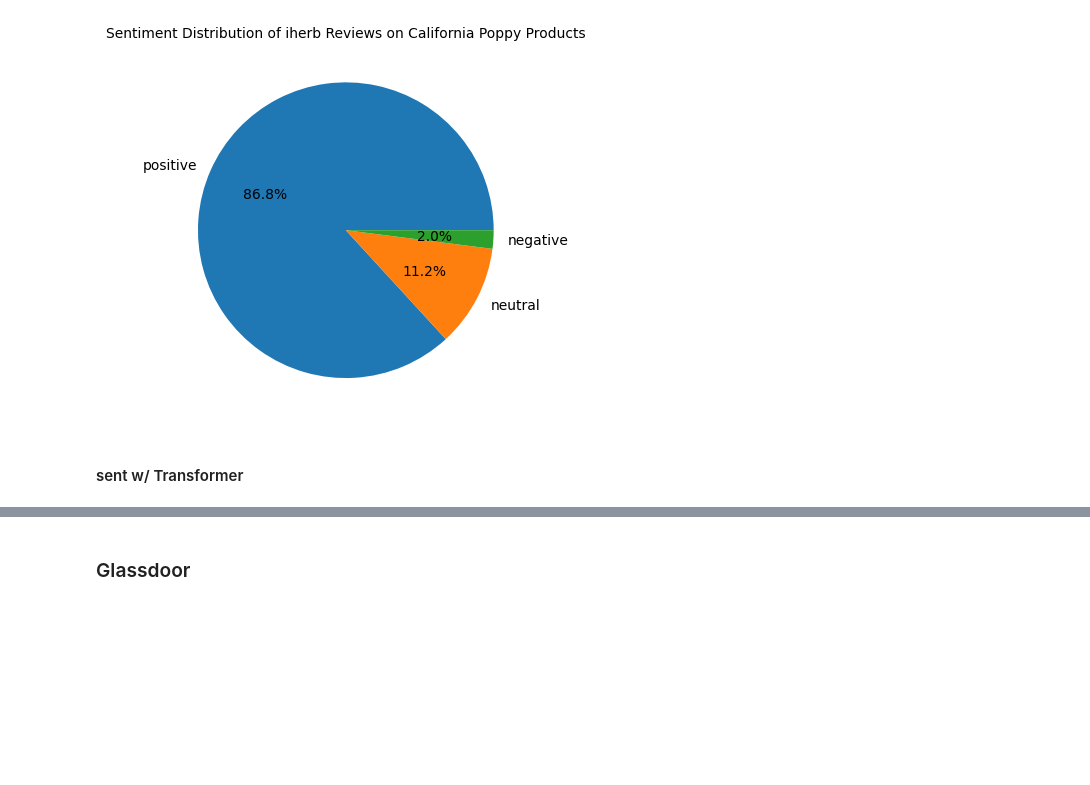
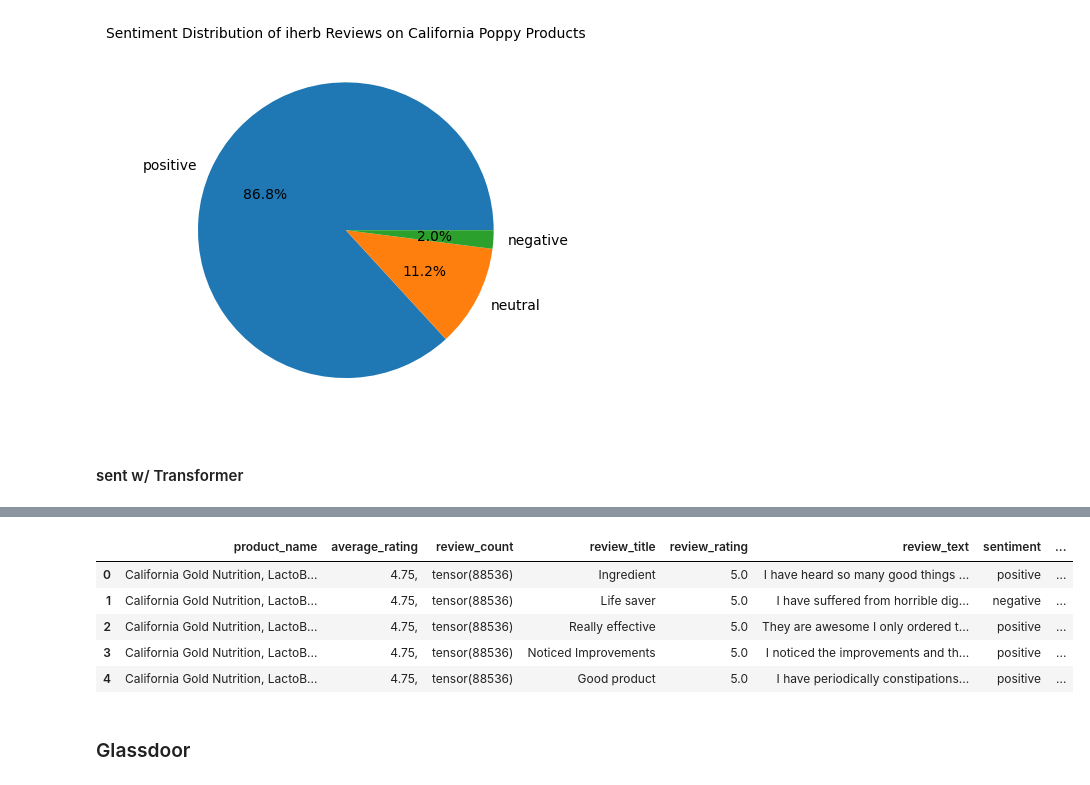
Before and after one commit to TLI2958/scrapfly-scrapers, a Jupyter notebook: etsy-scraper/results/read_res.ipynb, the cells around one changed output, grey strips where cells are left out. Saved outputs shown, nothing was run; the diff lists cells and outputs as text; code cells hidden in the pictures; blank space fills up the shorter version.

Commit message:
combined reviews, cleaned artifacts

```diff
--- a/etsy-scraper/results/read_res.ipynb
+++ b/etsy-scraper/results/read_res.ipynb
@@ -1450,0 +1451,10 @@ do_infer(Walmart_reviews_, os.getcwd())
+# %%
+# todo: combine all the reviews
+# iherb: brand, name, ingredients, avg_rating, total_reviews, title, rating, text, sentiment, pred
+# walmart: brand, product_name, ingredient, rating_value, review_count, star_rating, review_title, review_text
+# amazon: brand, name, ingredients, stars, rating_count, review_title, review_rating, review_body
+%cd /scratch/tl2546/scrapfly-scrapers
+
+amazon = pd.read_csv('amazon-scraper/results/Amazon_reviews_w_sentiment.csv')
+walmart = pd.read_csv('walmart-scraper/results/Walmart_reviews_w_sentiment_final.csv')
+iherb = pd.read_csv('iherb-scraper/results/iherb_reviews_w_sentiment_final.csv')
@@ -1450,0 +1463,74 @@ do_infer(Walmart_reviews_, os.getcwd())
+# %%
+# @GPT: combine
+import pandas as pd
+
+COLUMN_MAPPING = {
+    "iherb": {
+        "brand": "brand",
+        "name": "product_name",
+        # "ingredients": "ingredients",
+        "avg_rating": "average_rating",
+        "total_reviews": "review_count",
+        "title": "review_title",
+        "rating": "review_rating",
+        "text": "review_text",
+        "sentiment": "sentiment",
+        "pred": "prediction"
+    },
+    "walmart": {
+        "brand": "brand",
+        "product_name": "product_name",
+        # "ingredient": "ingredients",
+        "rating_value": "average_rating",
+        "review_count": "review_count",
+        "star_rating": "review_rating",
+        "review_title": "review_title",
+        "review_text": "review_text",
+        "sentiment": "sentiment",
+        "pred": "prediction"
+    },
+    "amazon": {
+        "brand": "brand",
+        "name": "product_name",
+        # "ingredients": "ingredients",
+        "stars": "average_rating",
+        "rating_count": "review_count",
+        "review_title": "review_title",
+        "review_rating": "review_rating",
+        "review_body": "review_text",
+        "sentiment": "sentiment",
+        "pred": "prediction"
+    }
+}
+
+# Function to load, rename, and standardize datasets
+def load_and_standardize(dataset, source_name):
+    # Rename columns based on mapping
+    standardized_df = dataset.rename(columns=COLUMN_MAPPING[source_name])
+
+    # Ensure all columns exist in the final dataframe with None for missing fields
+    all_columns = ["brand", "product_name", "ingredients", "average_rating",
+                   "review_count", "review_title", "review_rating", "review_text",
+                   "sentiment", "prediction"]
+
+    standardized_df = standardized_df[all_columns]
+
+    return standardized_df
+
+# Example usage
+# Assuming `df_iherb`, `df_walmart`, and `df_amazon` are DataFrames for respective datasets
+df_iherb_standardized = load_and_standardize(iherb, "iherb")
+df_walmart_standardized = load_and_standardize(walmart, "walmart")
+df_amazon_standardized = load_and_standardize(amazon, "amazon")
+
+# Combine all datasets
+combined_reviews = pd.concat([df_iherb_standardized, df_walmart_standardized, df_amazon_standardized])
+combined_reviews = combined_reviews.drop(columns=[combined_reviews.columns[0]]).reset_index().drop(columns = ['index'])
+combined_reviews.head()
+# %% [output]
+|  | product_name | average_rating | review_count | review_title | review_rating | review_text | sentiment | ... |
+| 0 | California Gold Nutrition, LactoB... | 4.75, | tensor(88536) | Ingredient | 5.0 | I have heard so many good things ... | positive | ... |
+| 1 | California Gold Nutrition, LactoB... | 4.75, | tensor(88536) | Life saver | 5.0 | I have suffered from horrible dig... | negative | ... |
+| 2 | California Gold Nutrition, LactoB... | 4.75, | tensor(88536) | Really effective | 5.0 | They are awesome I only ordered t... | positive | ... |
+| 3 | California Gold Nutrition, LactoB... | 4.75, | tensor(88536) | Noticed Improvements | 5.0 | I noticed the improvements and th... | positive | ... |
+| 4 | California Gold Nutrition, LactoB... | 4.75, | tensor(88536) | Good product | 5.0 | I have periodically constipations... | positive | ... |
```
Also changed, not shown: parts of 11 cells of this notebook, 11 other files.
